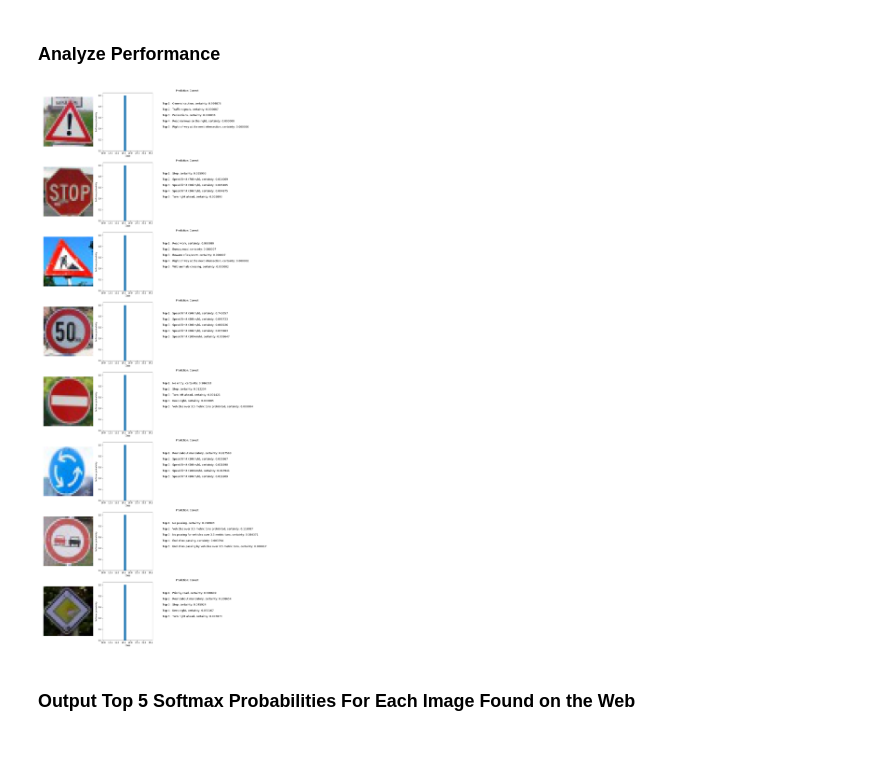
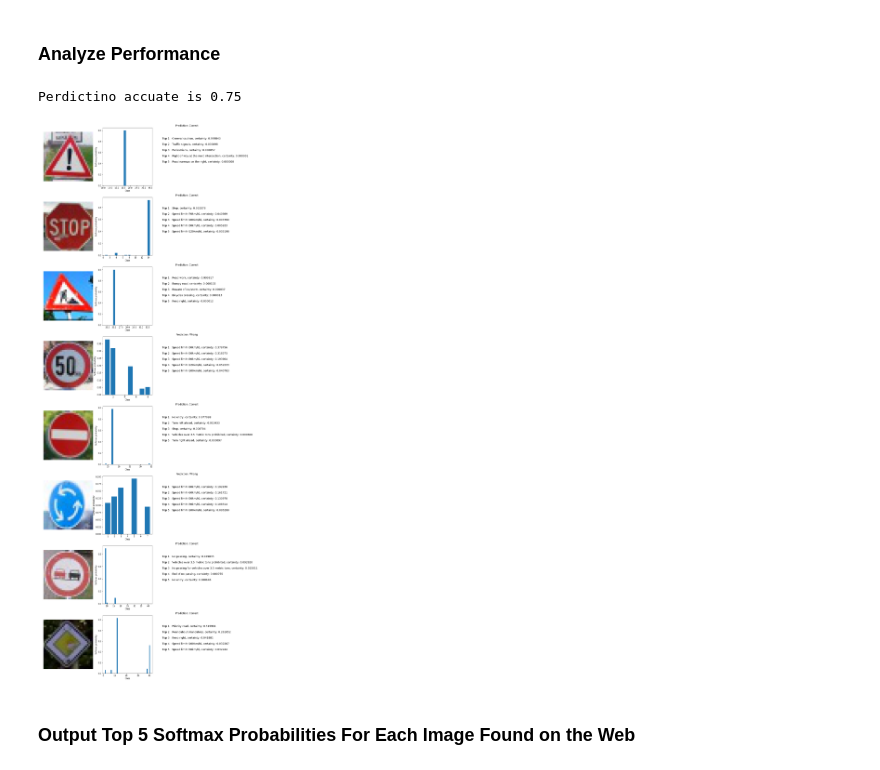
Before and after one commit to yuan-ji/CarND-Traffic-Sign-Classifier-Project, a Jupyter notebook: Traffic_Sign_Classifier.ipynb, the cells around one changed output. Saved outputs shown, nothing was run; the diff lists cells and outputs as text; code cells hidden in the pictures.

```diff
--- a/Traffic_Sign_Classifier.ipynb
+++ b/Traffic_Sign_Classifier.ipynb
@@ -681,35 +681,41 @@ Test Accuracy for web image is  = 1.000
 # %%
 ### Calculate the accuracy for these 5 new images.
 ### For example, if the model predicted 1 out of 5 signs correctly, it's 20% accurate on these new images.
 
 plt.figure(figsize=(15,50))
 
 image_len = len(new_test_label)
+correct_count = 0
 for i in range(image_len):
 
     plt.subplot(image_len,3,i*3+1)
     plt.imshow(new_test_data_origin[i])
     plt.axis('off')
 
     plt.subplot(image_len,3,i*3+2)
-    plt.bar(top5.indices[0], top5.values[0])
+    plt.bar(top5.indices[i], top5.values[i])
     plt.xlabel("Class")
     plt.ylabel('Softmax probability')
+
 
     sub = plt.subplot(image_len,3,i*3+3)
     if(top5[1][i][0] == new_test_label[i]):
         title_text = 'Prediction: Correct'
+        correct_count = correct_count +1
     else:
         title_text = 'Prediction: Wrong'
     plt.title(title_text)
     plt.axis('off')
     sub.text(0, 0.8, 'Top 1 : %s, certainty: %f' % (signs[top5[1][i][0]], top5[0][i][0]),fontsize=13)
     sub.text(0, 0.7, 'Top 2 : %s, certainty: %f' % (signs[top5[1][i][1]], top5[0][i][1]),fontsize=13)
     sub.text(0, 0.6, 'Top 3 : %s, certainty: %f' % (signs[top5[1][i][2]], top5[0][i][2]),fontsize=13)
     sub.text(0, 0.5, 'Top 4 : %s, certainty: %f' % (signs[top5[1][i][3]], top5[0][i][3]),fontsize=13)
     sub.text(0, 0.4, 'Top 5 : %s, certainty: %f' % (signs[top5[1][i][4]], top5[0][i][4]),fontsize=13)
+
+print( 'Perdictino accuate is {}'.format(correct_count/image_len))
 # %% [output]
+Perdictino accuate is 0.75
-[figure, old version]
+[figure, new version]
 # %% [markdown]
 ### Output Top 5 Softmax Probabilities For Each Image Found on the Web
 # %% [markdown]
```
Also changed, not shown: parts of 8 cells of this notebook, 1 other file.
